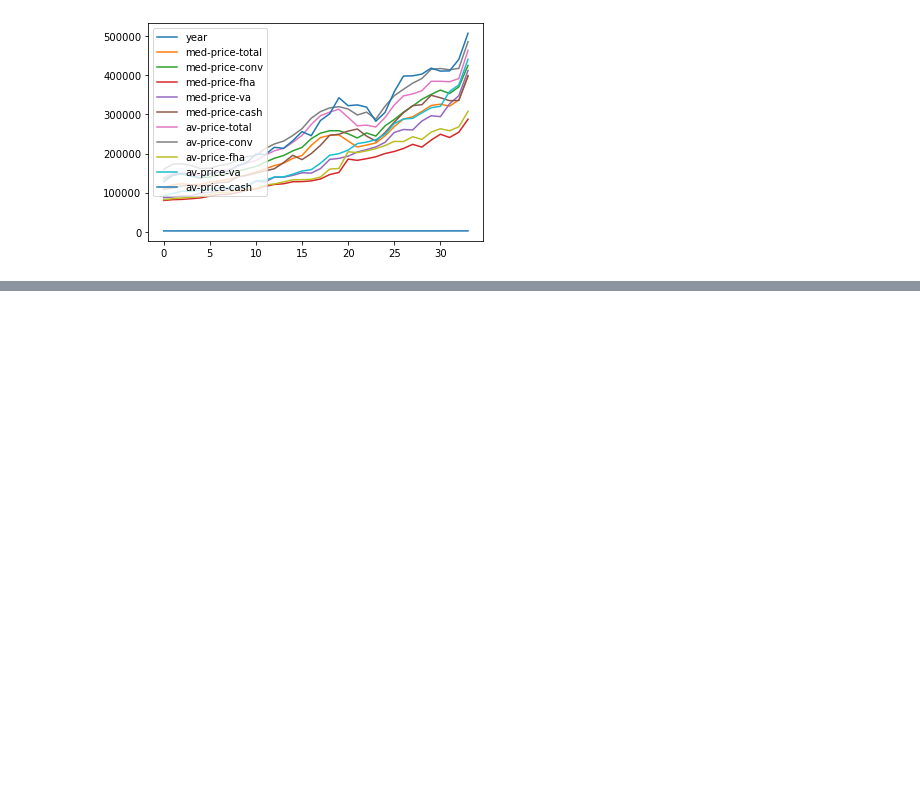
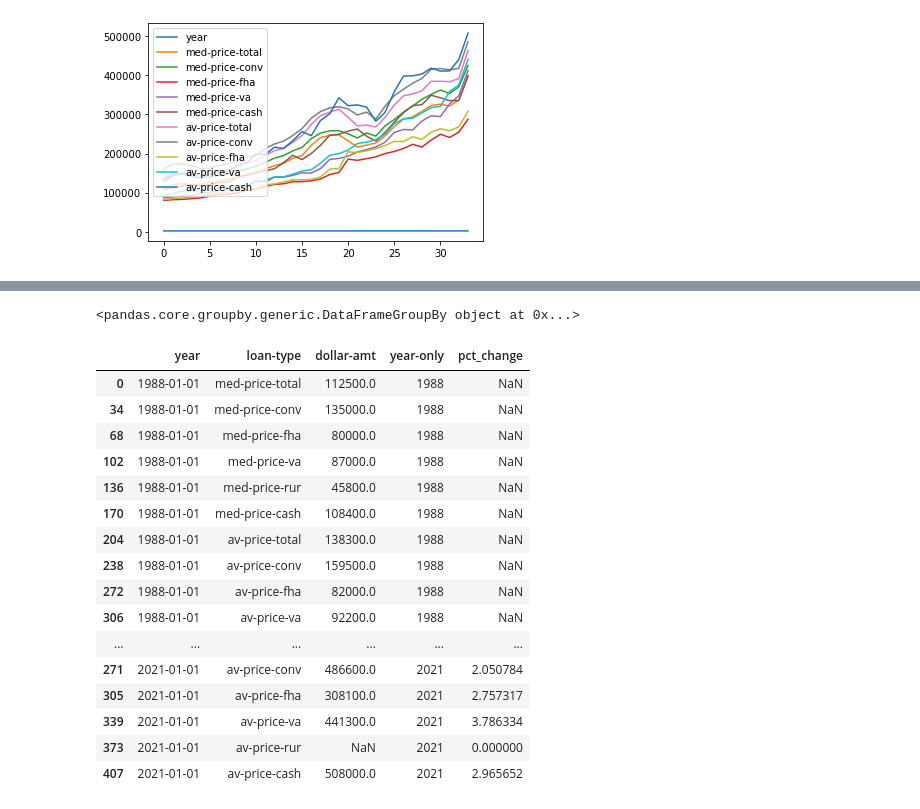
Before and after one commit to mollyboigon/house-price-financing, a Jupyter notebook: house-price-financing.ipynb, the cells around one changed output, grey strips where cells are left out. Cells and saved outputs as stored; diff of their text form; code cells hidden in the pictures; blank space fills up the shorter version.

Commit message:
calculated percent change

```diff
--- a/house-price-financing.ipynb
+++ b/house-price-financing.ipynb
@@ -209,0 +248,4 @@ melt_df.sort_values("dollar-amt", ascending=True)
+# %%
+start_df = melt_df[start_year]
+start_df
+#created df with start year
@@ -209,0 +266,4 @@ melt_df.sort_values("dollar-amt", ascending=True)
+# %%
+end_df = melt_df[end_year]
+end_df
+#created df with end year
@@ -209,0 +284,4 @@ melt_df.sort_values("dollar-amt", ascending=True)
+# %%
+df2 = pd.concat([start_df, end_df])
+df2
+#combined end year and start year data into one new df
@@ -209,0 +320,26 @@ melt_df.sort_values("dollar-amt", ascending=True)
+# %%
+df2.groupby(by="loan-type")
+# %% [output]
+<pandas.core.groupby.generic.DataFrameGroupBy object at 0x...>
+# %%
+df2["pct_change"] = df2.groupby(["loan-type"])["dollar-amt"].pct_change() #creating new column that contains percent change
+# %%
+df2
+# %% [output]
+|  | year | loan-type | dollar-amt | year-only | pct_change |
+| 0 | 1988-01-01 | med-price-total | 112500.0 | 1988 | NaN |
+| 34 | 1988-01-01 | med-price-conv | 135000.0 | 1988 | NaN |
+| 68 | 1988-01-01 | med-price-fha | 80000.0 | 1988 | NaN |
+| 102 | 1988-01-01 | med-price-va | 87000.0 | 1988 | NaN |
+| 136 | 1988-01-01 | med-price-rur | 45800.0 | 1988 | NaN |
+| 170 | 1988-01-01 | med-price-cash | 108400.0 | 1988 | NaN |
+| 204 | 1988-01-01 | av-price-total | 138300.0 | 1988 | NaN |
+| 238 | 1988-01-01 | av-price-conv | 159500.0 | 1988 | NaN |
+| 272 | 1988-01-01 | av-price-fha | 82000.0 | 1988 | NaN |
+| 306 | 1988-01-01 | av-price-va | 92200.0 | 1988 | NaN |
+| ... | ... | ... | ... | ... | ... |
+| 271 | 2021-01-01 | av-price-conv | 486600.0 | 2021 | 2.050784 |
+| 305 | 2021-01-01 | av-price-fha | 308100.0 | 2021 | 2.757317 |
+| 339 | 2021-01-01 | av-price-va | 441300.0 | 2021 | 3.786334 |
+| 373 | 2021-01-01 | av-price-rur | NaN | 2021 | 0.000000 |
+| 407 | 2021-01-01 | av-price-cash | 508000.0 | 2021 | 2.965652 |
```
Also changed, not shown: parts of 29 cells of this notebook.
